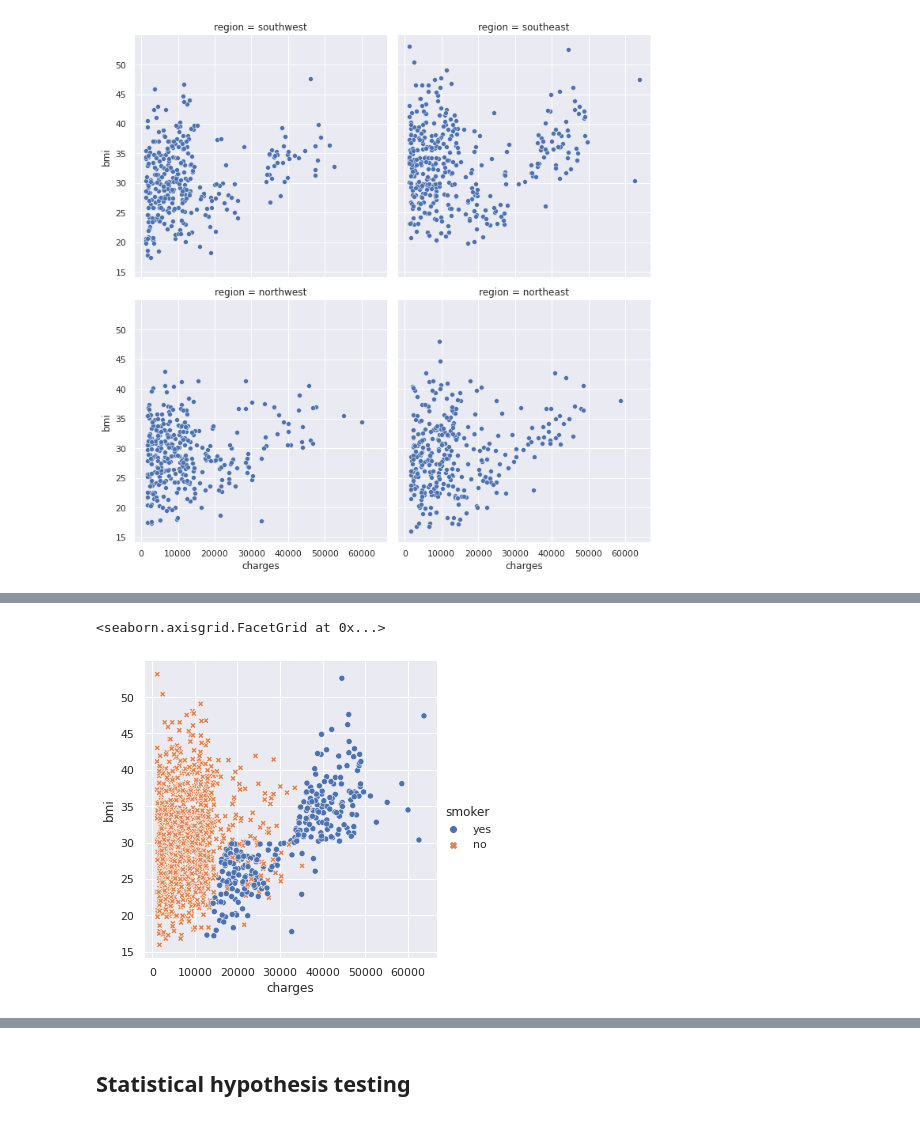
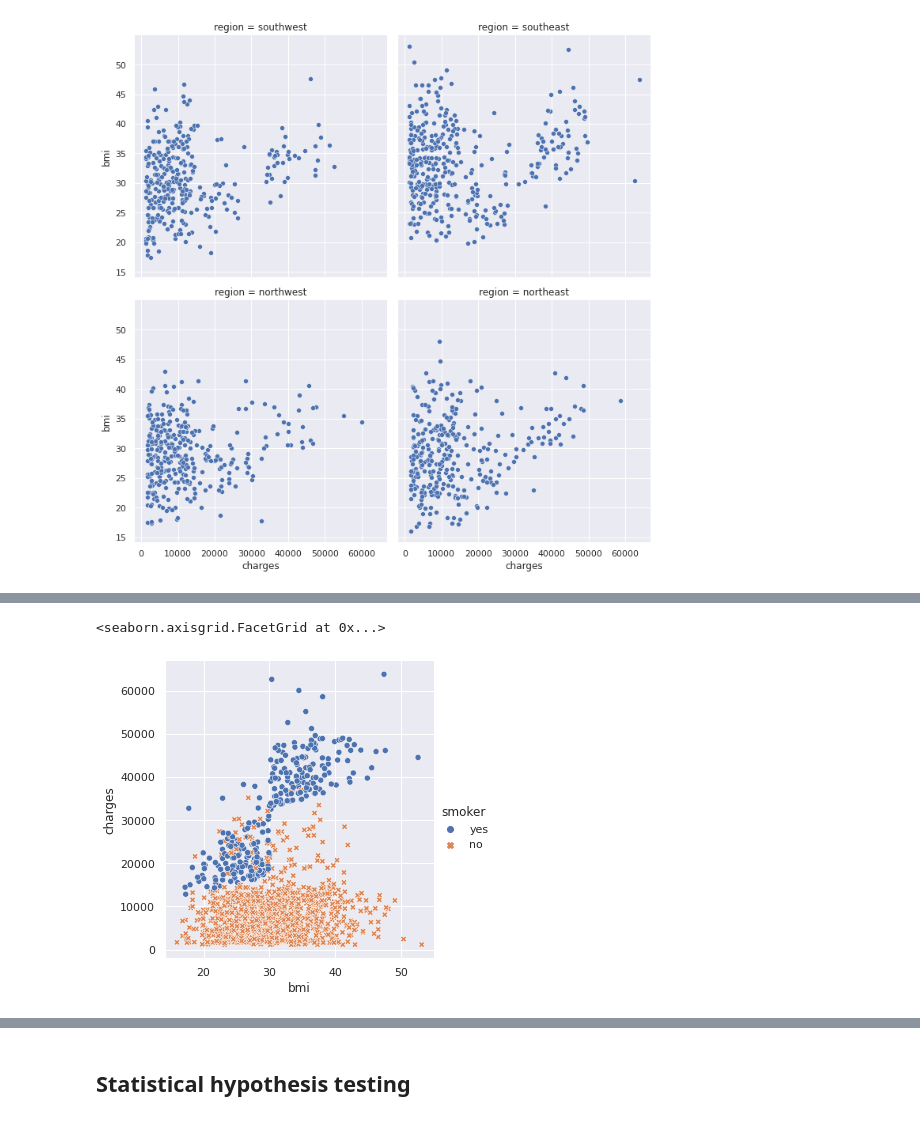
Before and after one commit to graceuche/northeastern-final-project, a Jupyter notebook: visual_analysis.ipynb, the cells around one changed output, grey strips where cells are left out. Drawn from its saved outputs; the diff is of its cells as text; code cells hidden in the pictures.

```diff
--- a/visual_analysis.ipynb
+++ b/visual_analysis.ipynb
@@ -311,10 +313,10 @@ plt.show()
 # %%
-sns.relplot(x='charges', y='bmi',
+sns.relplot(x='bmi', y='charges',
             data=insurance_premium,
             kind='scatter',
             hue='smoker',
             style='smoker') # styles ='' allows to better distinguish the groups by plotting smokers with a different point style in addition with a different color
 # %% [output]
 <seaborn.axisgrid.FacetGrid at 0x...>
-[figure, old version]
+[figure, new version]
 # %%
```
Also changed, not shown: parts of 2 cells of this notebook.
